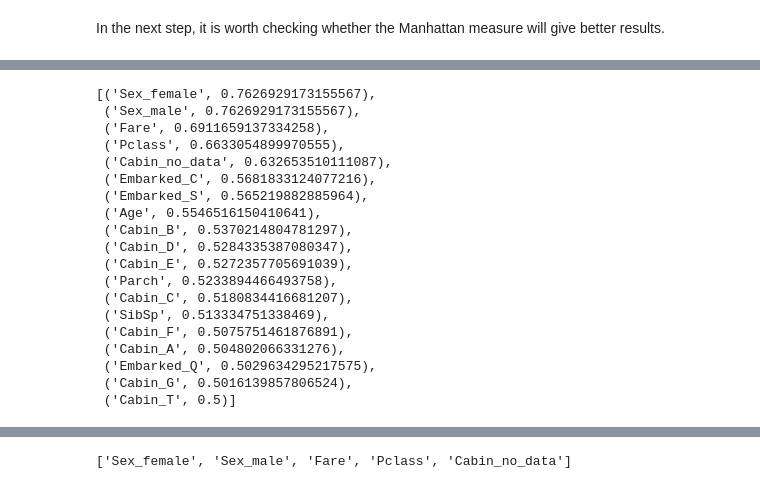
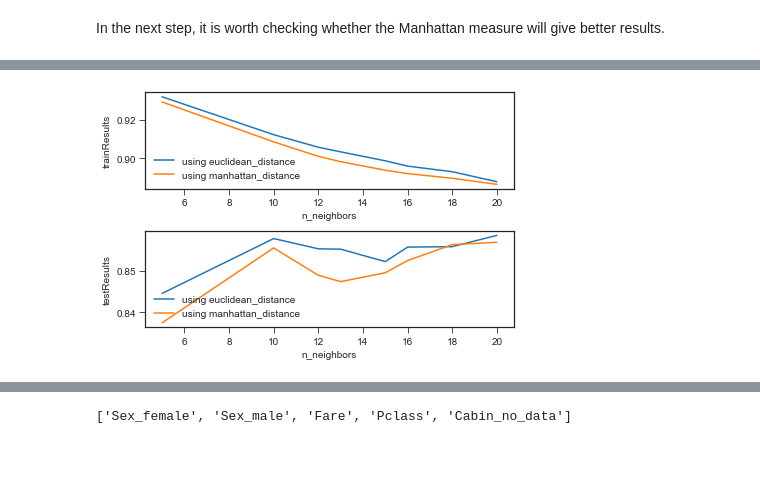
Before and after one commit to agomolka/KaggleTitanicCompetition, a Jupyter notebook: better_titanic.ipynb, the cells around one changed output, grey strips where cells are left out. Cells and saved outputs as stored; diff of their text form; code cells hidden in the pictures; blank space fills up the shorter version.

```diff
--- a/better_titanic.ipynb
+++ b/better_titanic.ipynb
@@ -740,16 +729,0 @@ for k in [5, 10, 12, 13, 15, 16, 18, 20]:
-# %%
-selectedFeatures = []
-
-results = []
-for feature in features:
-
-    featuresCandidates = selectedFeatures.copy()
-
-    featuresCandidates.append(feature)
-
-    trainResults, testResults, predictions, indices = CVTestKNN(n_neighbors=13,
-                                                                n_jobs=-1, p=1,
-                                                                features=featuresCandidates)
-    print(feature, np.mean(testResults))
-
-    results.append((feature, np.mean(testResults)))
@@ -776,23 +730,28 @@ Embarked_S 0.565219882885964
-# %%
-results = sorted(results, key=lambda x: x[1], reverse=True)
-results
-# %% [output]
-[('Sex_female', 0.7626929173155567),
- ('Sex_male', 0.7626929173155567),
- ('Fare', 0.6911659137334258),
- ('Pclass', 0.6633054899970555),
- ('Cabin_no_data', 0.632653510111087),
- ('Embarked_C', 0.5681833124077216),
- ('Embarked_S', 0.565219882885964),
- ('Age', 0.5546516150410641),
- ('Cabin_B', 0.5370214804781297),
- ('Cabin_D', 0.5284335387080347),
- ('Cabin_E', 0.5272357705691039),
- ('Parch', 0.5233894466493758),
- ('Cabin_C', 0.5180834416681207),
- ('SibSp', 0.513334751338469),
- ('Cabin_F', 0.5075751461876891),
- ('Cabin_A', 0.504802066331276),
- ('Embarked_Q', 0.5029634295217575),
- ('Cabin_G', 0.5016139857806524),
- ('Cabin_T', 0.5)]
+# %%
+trainResultsArr2 =[]
+kArr2 =[]
+testResultsArr2 =[]
+
+for k in [5, 10, 12, 13, 15, 16, 18, 20]:
+    knn = neighbors.KNeighborsClassifier(n_neighbors=k, n_jobs=-1, p=1)
+    trainResults, testResults, predictions, indices = CVmodel(model=knn)
+    trainResultsArr2.append(np.mean(trainResults))
+    testResultsArr2.append(np.mean(testResults))
+
+fig, (ax1, ax2) = plt.subplots(2)
+
+ax1.plot(kArr,trainResultsArr2)
+ax1.plot(kArr,trainResultsArr)
+ax1.set_xlabel(k_name)
+ax1.set_ylabel("trainResults")
+ax1.legend(['using euclidean_distance', 'using manhattan_distance'], loc='lower left')
+
+ax2.plot(kArr, testResultsArr2)
+ax2.plot(kArr, testResultsArr)
+ax2.set_xlabel(k_name)
+ax2.set_ylabel("testResults")
+ax2.legend(['using euclidean_distance', 'using manhattan_distance'], loc='lower left')
+
+fig.tight_layout()
+# %% [output]
+[figure, added]
```
Also changed, not shown: parts of 18 cells of this notebook.
